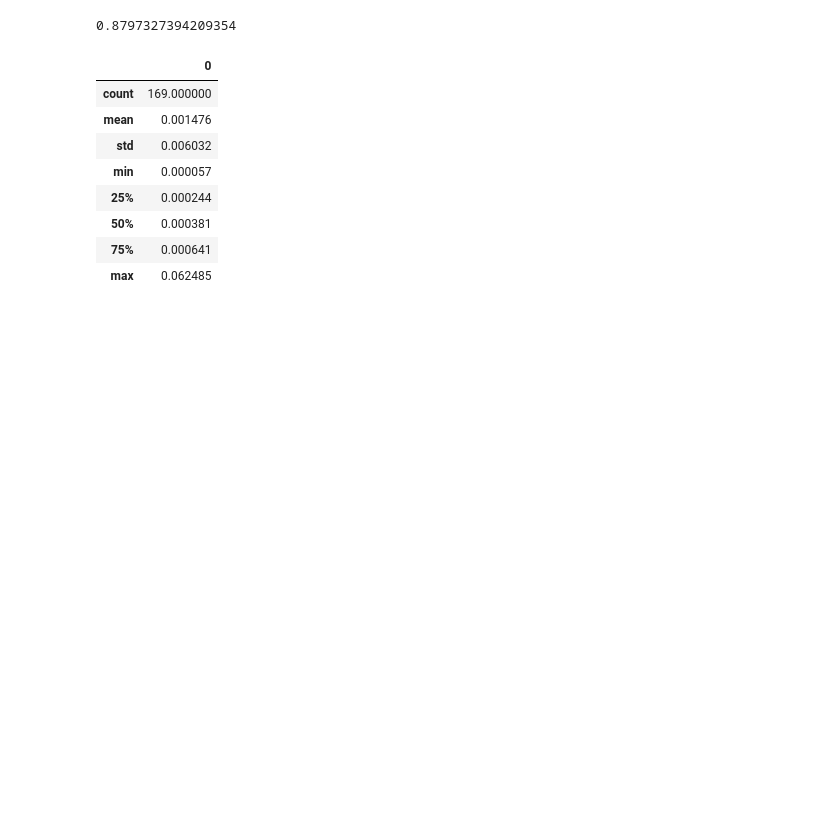
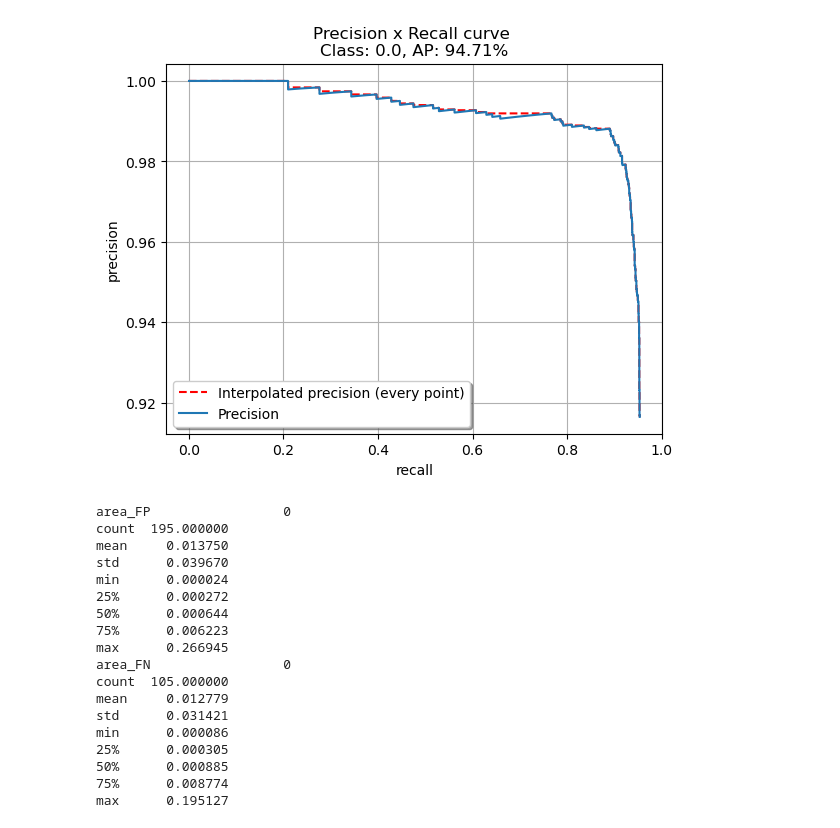
Before and after one commit to VladSmirN/drons_generate_scripts, a Jupyter notebook: analysis_OBM_Anti_UAV_predict.ipynb, the cells around one changed output. Saved outputs shown, nothing was run; the diff lists cells and outputs as text; code cells hidden in the pictures; blank space fills up the shorter version.

```diff
--- a/analysis_OBM_Anti_UAV_predict.ipynb
+++ b/analysis_OBM_Anti_UAV_predict.ipynb
@@ -99,44 +112,22 @@ result = evaluator.PlotPrecisionRecallCurve(
-# %%
-detections = np.asarray(result[0]["detections"],dtype=object)
-groundTruths = np.asarray(result[0]["groundTruths"],dtype=object)
-TP = np.asarray(result[0]["TP"])
-FP = np.asarray(result[0]["FP"])
-FN = np.asarray(result[0]["FN"])
-area_TP = []
-area_FP = []
-area_FN = []
-
-for id, gt in enumerate(detections):
-    x1 = gt[3][0]
-    y1 = gt[3][1]
-    x2 = gt[3][2]
-    y2 = gt[3][3]
-    area = (x2-x1)*(y2-y1)/IMAGE_SIZE/IMAGE_SIZE
-    if FP[id] == 1:
-        area_FP.append(area)
-
-for id, gt in enumerate(groundTruths):
-    x1 = gt[3][0]
-    y1 = gt[3][1]
-    x2 = gt[3][2]
-    y2 = gt[3][3]
-    area = (x2-x1)*(y2-y1)/IMAGE_SIZE/IMAGE_SIZE
-    if FN[id] == 1:
-        area_FN.append(area)
-
-TP.sum() / (FN.sum()+TP.sum())
-# %% [output]
-0.8797327394209354
-# %%
-df_area_FP = pd.DataFrame(area_FP)
-df_area_FP.describe()
-# %% [output]
-|  | 0 |
-| count | 169.000000 |
-| mean | 0.001476 |
-| std | 0.006032 |
-| min | 0.000057 |
-| 25% | 0.000244 |
-| 50% | 0.000381 |
-| 75% | 0.000641 |
-| max | 0.062485 |
+# %%
+p1 = analysis(PATH_DIR_DETECTED_CSV)
+# %% [output]
+[figure, added]
+area_FP                 0
+count  195.000000
+mean     0.013750
+std      0.039670
+min      0.000024
+25%      0.000272
+50%      0.000644
+75%      0.006223
+max      0.266945
+area_FN                 0
+count  105.000000
+mean     0.012779
+std      0.031421
+min      0.000086
+25%      0.000305
+50%      0.000885
+75%      0.008774
+max      0.195127
```
Also changed, not shown: parts of 16 cells of this notebook, 9 other files.
